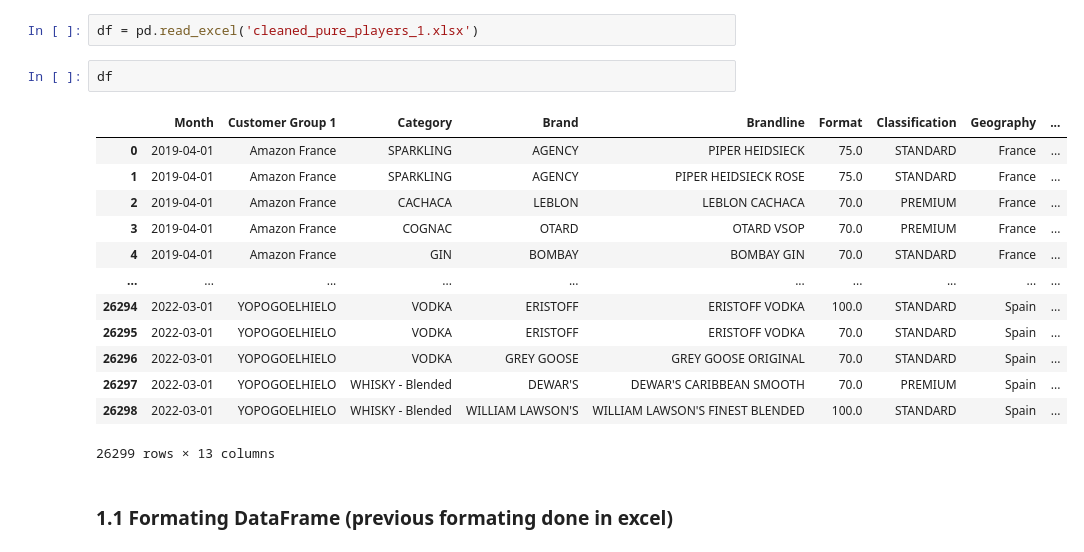
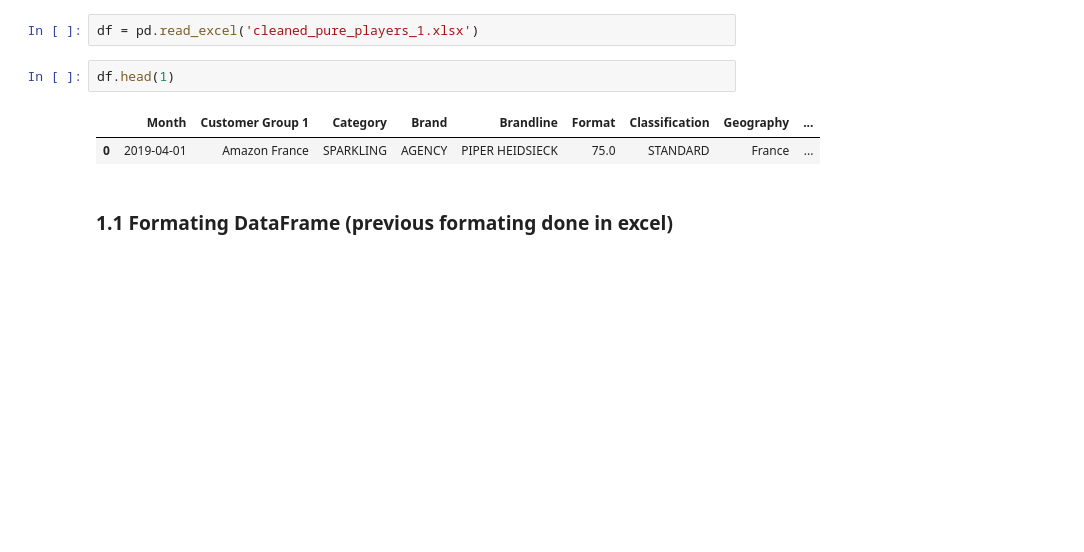
Before and after one commit to LucasTrost/Ironhack-Final-Project-Bacardi, a Jupyter notebook: Python Notebook/Bacardi_Creating_Model.ipynb, the cells around one changed output. Saved outputs shown, nothing was run; the diff lists cells and outputs as text; blank space fills up the shorter version.

```diff
--- a/Python Notebook/Bacardi_Creating_Model.ipynb
+++ b/Python Notebook/Bacardi_Creating_Model.ipynb
@@ -16,21 +16,10 @@ cd data
 # %%
 df = pd.read_excel('cleaned_pure_players_1.xlsx')
 # %%
-df
+df.head(1)
 # %% [output]
 |  | Month | Customer Group 1 | Category | Brand | Brandline | Format | Classification | Geography | ... |
 | 0 | 2019-04-01 | Amazon France | SPARKLING | AGENCY | PIPER HEIDSIECK | 75.0 | STANDARD | France | ... |
-| 1 | 2019-04-01 | Amazon France | SPARKLING | AGENCY | PIPER HEIDSIECK ROSE | 75.0 | STANDARD | France | ... |
-| 2 | 2019-04-01 | Amazon France | CACHACA | LEBLON | LEBLON CACHACA | 70.0 | PREMIUM | France | ... |
-| 3 | 2019-04-01 | Amazon France | COGNAC | OTARD | OTARD VSOP | 70.0 | PREMIUM | France | ... |
-| 4 | 2019-04-01 | Amazon France | GIN | BOMBAY | BOMBAY GIN | 70.0 | STANDARD | France | ... |
-| ... | ... | ... | ... | ... | ... | ... | ... | ... | ... |
-| 26294 | 2022-03-01 | YOPOGOELHIELO | VODKA | ERISTOFF | ERISTOFF VODKA | 100.0 | STANDARD | Spain | ... |
-| 26295 | 2022-03-01 | YOPOGOELHIELO | VODKA | ERISTOFF | ERISTOFF VODKA | 70.0 | STANDARD | Spain | ... |
-| 26296 | 2022-03-01 | YOPOGOELHIELO | VODKA | GREY GOOSE | GREY GOOSE ORIGINAL | 70.0 | STANDARD | Spain | ... |
-| 26297 | 2022-03-01 | YOPOGOELHIELO | WHISKY - Blended | DEWAR'S | DEWAR'S CARIBBEAN SMOOTH | 70.0 | PREMIUM | Spain | ... |
-| 26298 | 2022-03-01 | YOPOGOELHIELO | WHISKY - Blended | WILLIAM LAWSON'S | WILLIAM LAWSON'S FINEST BLENDED | 100.0 | STANDARD | Spain | ... |
-26299 rows × 13 columns
 # %% [markdown]
 ### 1.1 Formating DataFrame (previous formating done in excel)
 # %%
```
Also changed, not shown: parts of 2 cells of this notebook.
